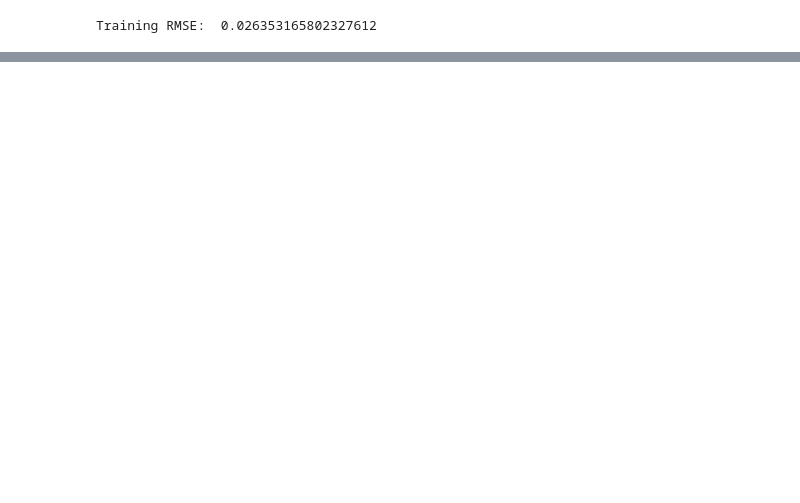
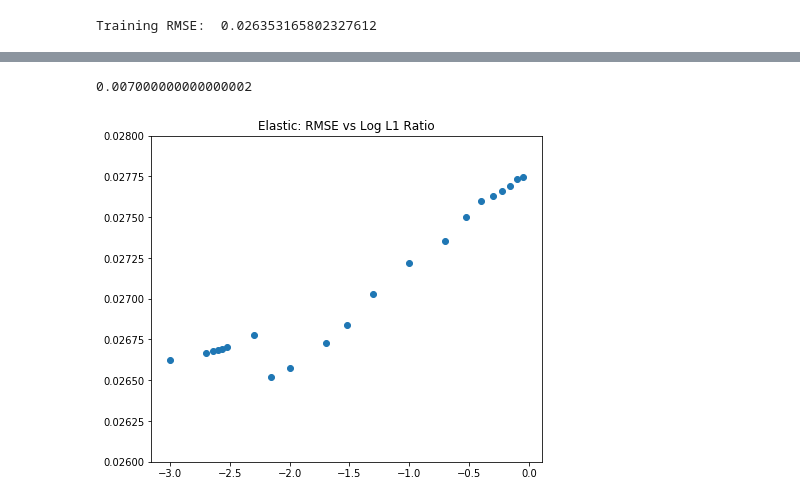
Before and after one commit to michaelkolor/cs181practicals, a Jupyter notebook: P1/code_mk.ipynb, the cells around one changed output, grey strips where cells are left out. Cells and saved outputs as stored; diff of their text form; code cells hidden in the pictures; blank space fills up the shorter version.

Commit message:
graphs

```diff
--- a/P1/code_mk.ipynb
+++ b/P1/code_mk.ipynb
@@ -415,0 +422,2 @@ cooks_data.sort_values(by="cooks_d", ascending=False)
+# %%
+non_outliers = outlier_data.index.values
@@ -415,0 +434,4 @@ cooks_data.sort_values(by="cooks_d", ascending=False)
+# %%
+from sklearn.model_selection import train_test_split
+# REmove outlier
+X_trains, X_val, y_trains, y_val = train_test_split(X_train.loc[non_outliers], y_train.loc[non_outliers], test_size=0.1, random_state=181)
@@ -415,0 +447,20 @@ cooks_data.sort_values(by="cooks_d", ascending=False)
+# %%
+fig, ax = plt.subplots(1, 1, figsize=(7,6))
+
+elastic_rmses = []
+log_ratios = []
+
+for ele in alphs:
+    elastic_object = ElasticNetCV(l1_ratio = ele, alphas = lambdas, cv=kfold5)
+    elastic = elastic_object.fit(X_trains, y_trains)
+    elastic_rmses.append(scoreRMSE(elastic, X_trains, y_trains))
+    log_ratios.append(math.log10(ele))
+
+ax.set_ylim([0.026,0.028])
+ax.scatter(log_ratios, elastic_rmses)
+ax.set_title("Elastic: RMSE vs Log L1 Ratio");
+l1_r = 10 ** log_ratios[elastic_rmses.index(min(elastic_rmses))]
+l1_r
+# %% [output]
+0.007000000000000002
+[figure, added]
```
Also changed, not shown: parts of 18 cells of this notebook, 2 other files.
